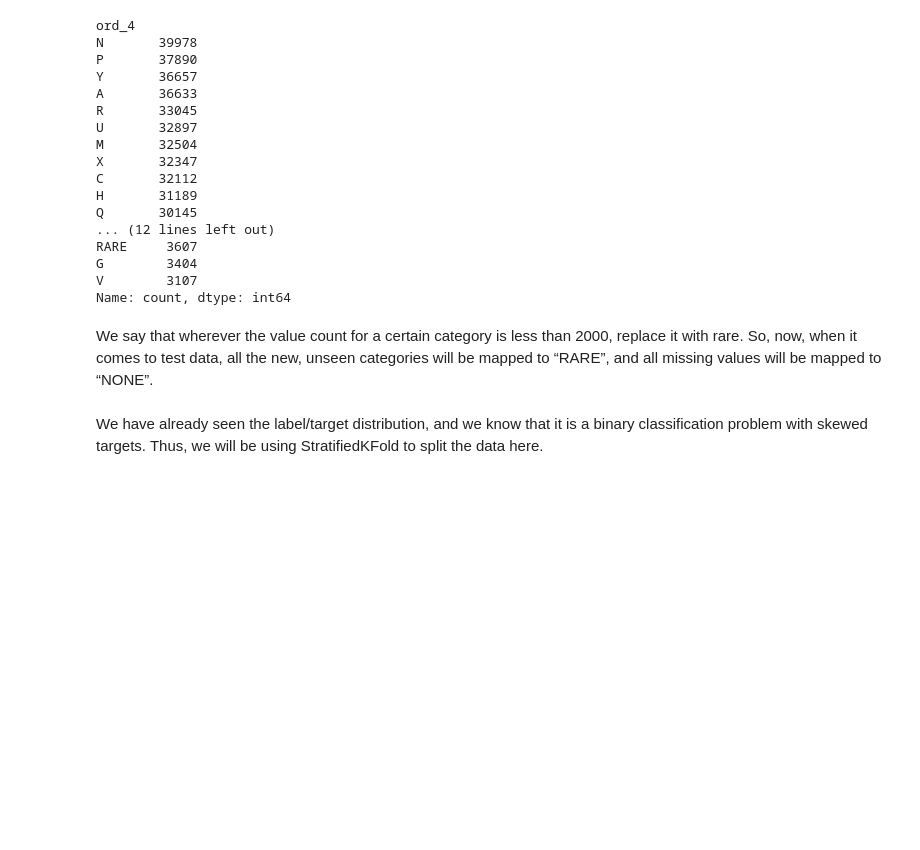
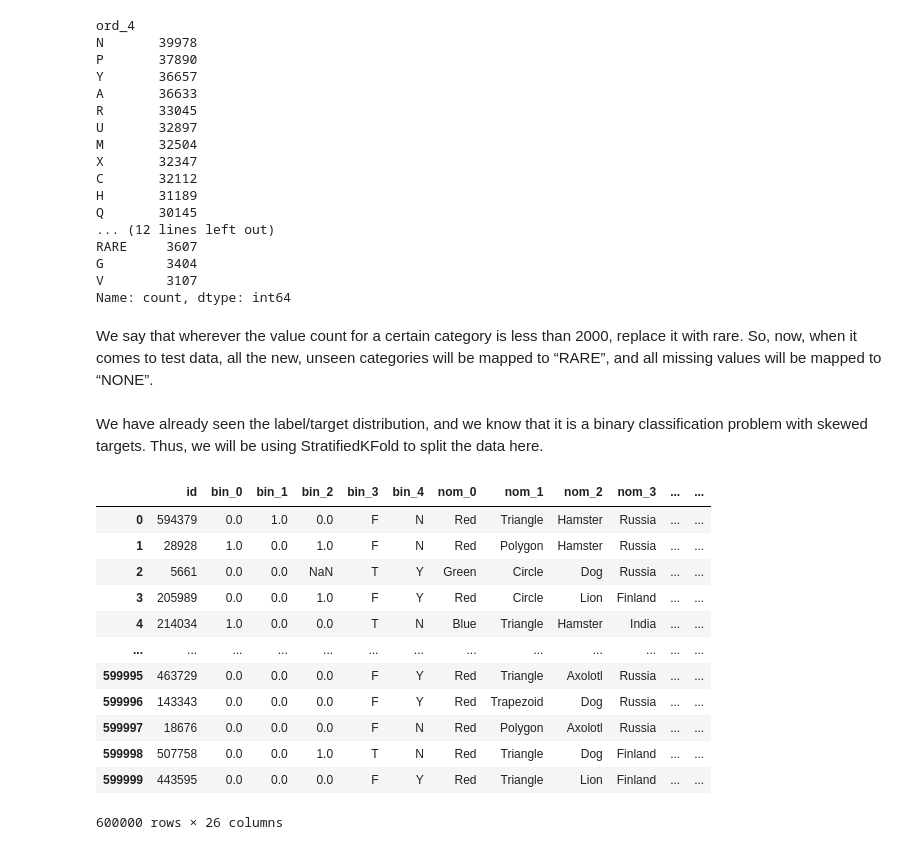
Before and after one commit to swrao5/mlpython, a Jupyter notebook: cat_in_the_dat/notebooks/data_exploration.ipynb, the cells around one changed output. Cells and saved outputs as stored; diff of their text form; code cells hidden in the pictures; blank space fills up the shorter version.

Commit message:
added new fold msml

```diff
--- a/cat_in_the_dat/notebooks/data_exploration.ipynb
+++ b/cat_in_the_dat/notebooks/data_exploration.ipynb
@@ -163,3 +163,21 @@ categories will be mapped to “RARE”, and all missing values will be mapped t
 We have already seen the label/target distribution, and we know that it
 is a binary classification problem with skewed targets. Thus, we will be using
 StratifiedKFold to split the data here.
+# %%
+import pandas as pd
+df_cv = pd.read_csv(r"C:\Users\raosw\projects\mlpython\cat_in_the_dat\input\cat_train_folds.csv")
+df_cv
+# %% [output]
+|  | id | bin_0 | bin_1 | bin_2 | bin_3 | bin_4 | nom_0 | nom_1 | nom_2 | nom_3 | ... | ... |
+| 0 | 594379 | 0.0 | 1.0 | 0.0 | F | N | Red | Triangle | Hamster | Russia | ... | ... |
+| 1 | 28928 | 1.0 | 0.0 | 1.0 | F | N | Red | Polygon | Hamster | Russia | ... | ... |
+| 2 | 5661 | 0.0 | 0.0 | NaN | T | Y | Green | Circle | Dog | Russia | ... | ... |
+| 3 | 205989 | 0.0 | 0.0 | 1.0 | F | Y | Red | Circle | Lion | Finland | ... | ... |
+| 4 | 214034 | 1.0 | 0.0 | 0.0 | T | N | Blue | Triangle | Hamster | India | ... | ... |
+| ... | ... | ... | ... | ... | ... | ... | ... | ... | ... | ... | ... | ... |
+| 599995 | 463729 | 0.0 | 0.0 | 0.0 | F | Y | Red | Triangle | Axolotl | Russia | ... | ... |
+| 599996 | 143343 | 0.0 | 0.0 | 0.0 | F | Y | Red | Trapezoid | Dog | Russia | ... | ... |
+| 599997 | 18676 | 0.0 | 0.0 | 0.0 | F | N | Red | Polygon | Axolotl | Russia | ... | ... |
+| 599998 | 507758 | 0.0 | 0.0 | 1.0 | T | N | Red | Triangle | Dog | Finland | ... | ... |
+| 599999 | 443595 | 0.0 | 0.0 | 0.0 | F | Y | Red | Triangle | Lion | Finland | ... | ... |
+600000 rows × 26 columns
```
Also changed, not shown: parts of 1 cell of this notebook, 4 other files.
